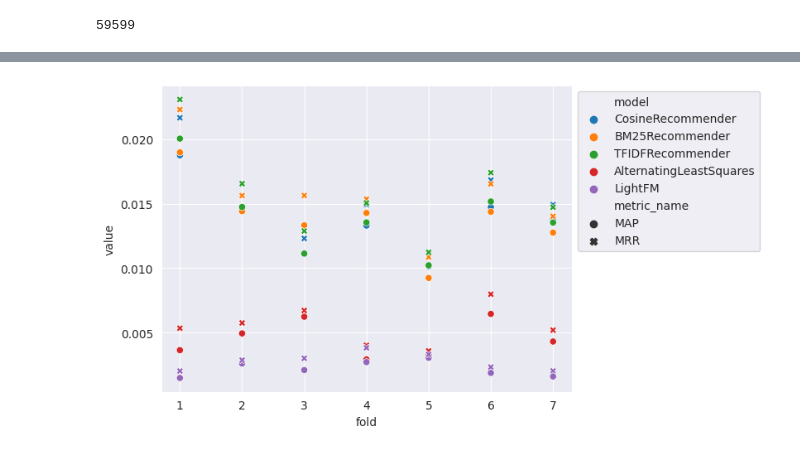
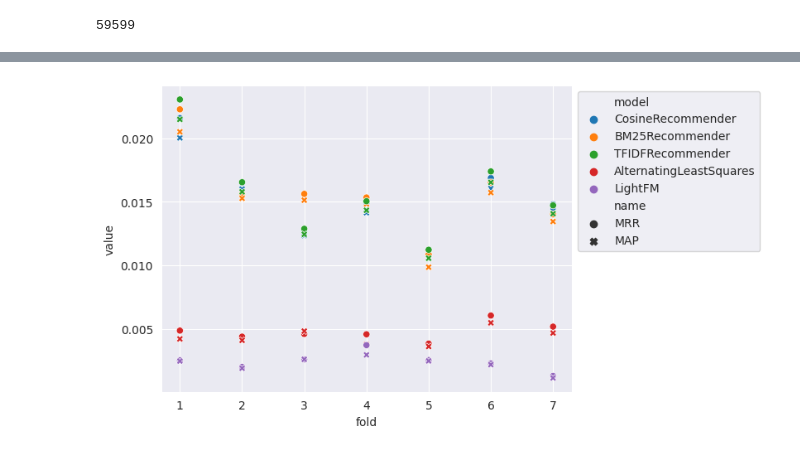
Before and after one commit to KernelA/education-recsys, a Jupyter notebook: l2_coll_filtering.ipynb, the cells around one changed output, grey strips where cells are left out. Cells and saved outputs as stored; diff of their text form; code cells hidden in the pictures.

```diff
--- a/l2_coll_filtering.ipynb
+++ b/l2_coll_filtering.ipynb
@@ -174,5 +194,5 @@ start_date, last_date
 # %%
-cv = TimeRangeSplit(start_date=start_date, periods=folds + 1)
+cv = TimeRangeSplit(start_date=start_date, interval=datetime.timedelta(days=1), folds=folds)
 
 cv.max_n_splits, cv.get_n_splits(df, datetime_column='start_date')
 # %% [output]
@@ -337,7 +404,7 @@ for factory in (create_cosine_model, create_bm25, create_tfidf, create_alsm):
         model_factory=factory,
         n=top_N)
     models[model.model_name()] = model
-    cv_res_per_model.append(cross_valid_res_model)
+    cv_res_per_model.append(cross_valid_res_model.to_pandas())
     del cross_valid_res_model
 # %%
 cross_valid_res = pd.concat(cv_res_per_model)
@@ -612,4 +736,4 @@ def create_lightfm():
             max_sampled=5,
             random_state=23),
              num_epoch=15,
-             num_threads=4)
+             num_threads=5)
@@ -623,13 +749,13 @@ for factory in (create_lightfm, ):
         model_factory=factory,
         n=top_N)
     models[model.model_name()] = model
-    cv_res_per_model.append(cross_valid_res_model)
+    cv_res_per_model.append(cross_valid_res_model.to_pandas())
     del cross_valid_res_model
 # %%
 cross_valid_res = pd.concat([cross_valid_res] + cv_res_per_model)
 cv_res_per_model.clear()
 # %%
-ax = sns.scatterplot(cross_valid_res[cross_valid_res["metric_name"].isin(["MAP", "MRR"])], x="fold", y="value", style="metric_name", hue="model")
+ax = sns.scatterplot(cross_valid_res[cross_valid_res["name"].isin(["MAP", "MRR"])], x="fold", y="value", style="name", hue="model")
 sns.move_legend(ax, "upper left", bbox_to_anchor=(1, 1))
 # %% [output]
-[figure, old version]
+[figure, new version]
```
Also changed, not shown: parts of 74 cells of this notebook, 8 other files.
